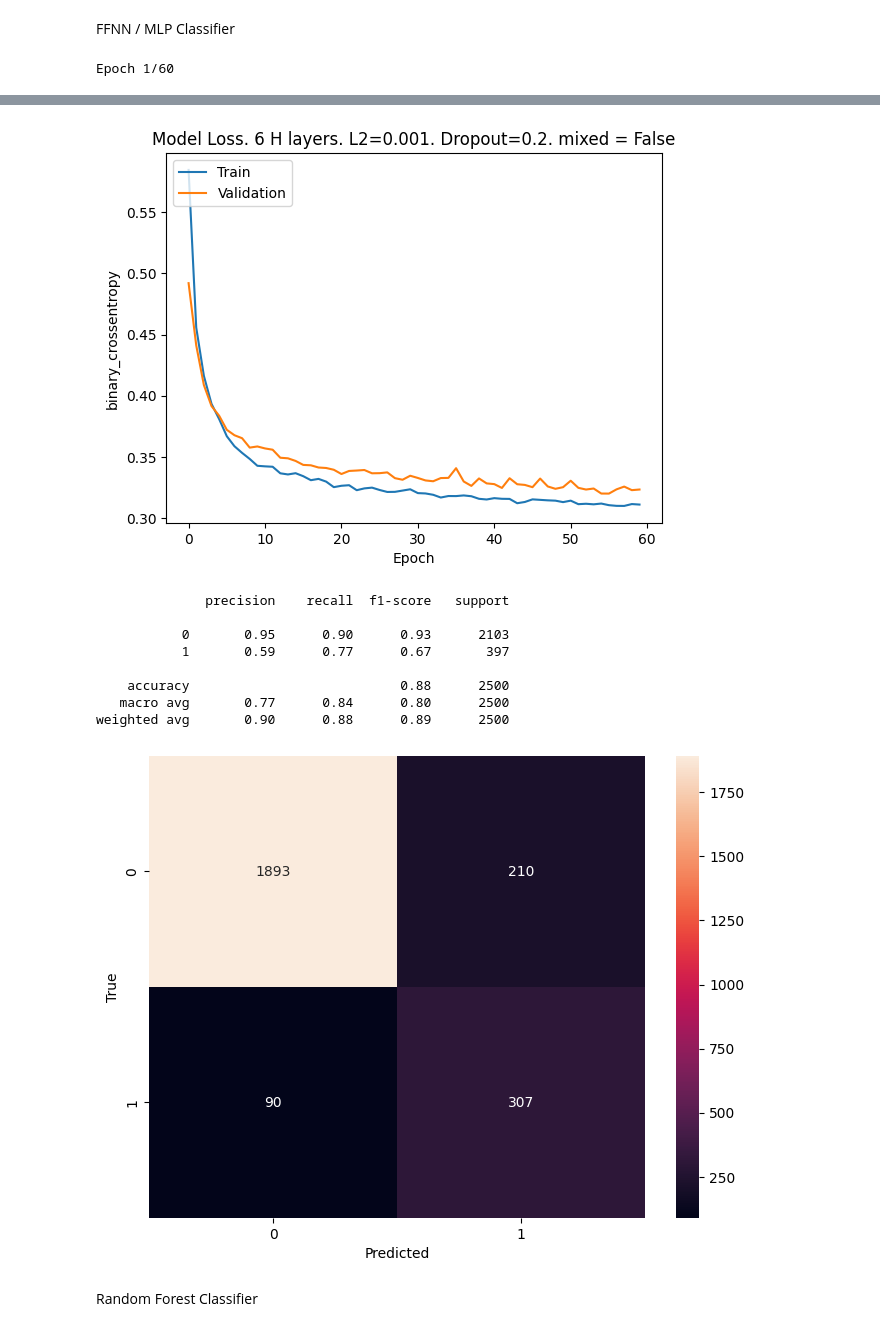
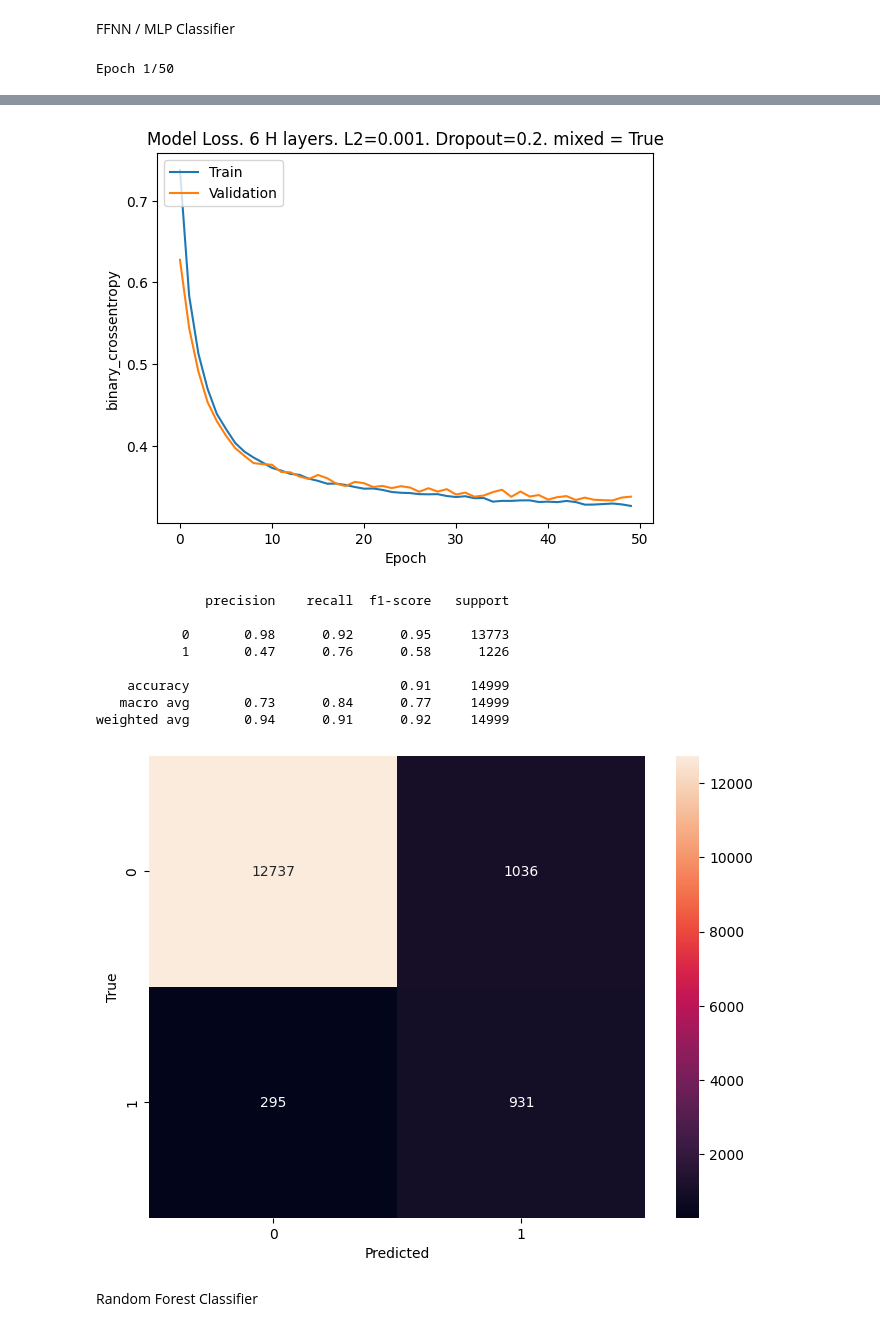
Before and after one commit to filipronn/SEEX30_Cloud_Fog, a Jupyter notebook: fog/models.ipynb, the cells around one changed output, grey strips where cells are left out. Drawn from its saved outputs; the diff is of its cells as text; code cells hidden in the pictures.

Commit message:
Add new data set and separate anomaly detection to own notebook

```diff
--- a/fog/models.ipynb
+++ b/fog/models.ipynb
@@ -22,24 +22,23 @@ import seaborn as sn
 # cirrus + water clouds (mixed) >= 7
 
 USE_MIXED = True
-USE_PRESSURE_TEMP = False
-USE_SPECIFIC_CLOUDS = False
-LOW_VIS_FRAC = False
-low_vis_frac_train = 0.05
-#low_vis_frac_test = 0.05
+USE_PRESSURE_TEMP = True
+USE_SPECIFIC_CLOUDS = True
+LOW_VIS_FRAC = True
+low_vis_frac = 0.4
 low_vis_threshold = 10000 #50000
-cloud_types = [6] #0,1,2 ::: 0, 3, 4
+cloud_types = [0, 6] #0,1,2 ::: 0, 3, 4
 noise_level = 0.01 # % of max
 dnn_batch_size = 64
 
 TEST_FRACTION = False
 
 if USE_MIXED:
-    filenames_vis = ['fog_data_vis_clear.dat', 'fog_data_vis_ice.dat', 'fog_data_vis_mixed.dat', 'fog_data_vis_water.dat']
-    filenames_ir = ['fog_data_ir_clear.dat', 'fog_data_ir_ice.dat', 'fog_data_ir_mixed.dat', 'fog_data_ir_water.dat']
+    filenames_vis = ['fog_data2_vis_clear.dat', 'fog_data2_vis_ice.dat', 'fog_data2_vis_mixed.dat', 'fog_data2_vis_water.dat']
+    filenames_ir = ['fog_data2_ir_clear.dat', 'fog_data2_ir_ice.dat', 'fog_data2_ir_mixed.dat', 'fog_data2_ir_water.dat']
 else:
-    filenames_vis = ['fog_data_vis_clear.dat', 'fog_data_vis_ice.dat', 'fog_data_vis_water.dat']
-    filenames_ir = ['fog_data_ir_clear.dat', 'fog_data_ir_ice.dat', 'fog_data_ir_water.dat']
+    filenames_vis = ['fog_data2_vis_clear.dat', 'fog_data2_vis_ice.dat', 'fog_data2_vis_water.dat']
+    filenames_ir = ['fog_data2_ir_clear.dat', 'fog_data2_ir_ice.dat', 'fog_data2_ir_water.dat']
 
 target_i = 30 # Visibility index
 if USE_PRESSURE_TEMP:
@@ -50,8 +49,8 @@ else:
 # Combine .dat files into one numpy array
 data_ir_vis = []
 for file_ir, file_vis in zip(filenames_ir, filenames_vis):
-  raw_data_ir = pd.read_csv('fog_dataset/' + file_ir).to_numpy()
-  raw_data_vis = pd.read_csv('fog_dataset/' + file_vis).to_numpy()
+  raw_data_ir = pd.read_csv('fog_dataset2/' + file_ir).to_numpy()
+  raw_data_vis = pd.read_csv('fog_dataset2/' + file_vis).to_numpy()
 
   data_ir = np.array([row[0].split() for row in raw_data_ir[25:]])
   data_vis = np.array([row[0].split()[1:] for row in raw_data_vis[41:]])
@@ -69,7 +68,7 @@ data_ir_vis = data_ir_vis.astype(np.float32)
 nan_i = np.where(np.isnan(data_ir_vis))[0]
 data_ir_vis = np.delete(data_ir_vis, nan_i, axis=0)
 
-
+# Cloud type index = 37
 if USE_SPECIFIC_CLOUDS:
    data_ir_vis = data_ir_vis[np.isin(data_ir_vis[:, 37], cloud_types)]
 
@@ -107,11 +106,11 @@ if LOW_VIS_FRAC:
         high_vis_i = np.where(target_scaler.inverse_transform(y_scaled) >= low_vis_threshold)[0]
 
 
-    n_high_vis = int(len(low_vis_i) / low_vis_frac_train * (1 - low_vis_frac_train))
+    n_high_vis = int(len(low_vis_i) / low_vis_frac * (1 - low_vis_frac))
     print(f'real frac: {len(low_vis_i)/len(y_scaled)}')
     if n_high_vis > len(high_vis_i):
         n_high_vis = len(high_vis_i)
-        n_low_vis = int(low_vis_frac_train * n_high_vis)
+        n_low_vis = int(low_vis_frac * n_high_vis)
         r_low_vis_i = np.random.choice(low_vis_i, n_low_vis, replace=False)
         low_vis_i = r_low_vis_i
     print(f'n_low_vis: {len(low_vis_i)}. n_high_vis: {n_high_vis}')
@@ -398,7 +192,7 @@ ff_model.compile(optimizer='adam',
                  metrics=['accuracy'])
 
 #history = ff_model.fit(X_train, y_train, epochs = 500, batch_size = 64, validation_data=(X_val, y_val))
-history = ff_model.fit(training_data_classes, epochs = 60, validation_data=(X_val_noisy, y_val_label), verbose=2)
+history = ff_model.fit(training_data_classes, epochs = 50, validation_data=(X_val_noisy, y_val_label), verbose=2)
 
 
 y_pred = ff_model.predict(X_test)
@@ -424,6 +218,7 @@ plt.xlabel('Predicted')
 plt.ylabel('True')
 plt.show()
 
+
 # thresholds = [0.2, 0.3, 0.4, 0.5, 0.6, 0.7, 0.8]
 
 # for t in thresholds:
@@ -435,4 +230,4 @@ plt.show()
 #     plt.ylabel('True')
 #     plt.show()
 # %% [output]
-Epoch 1/60
+Epoch 1/50
@@ -457,13 +253,13 @@ Epoch 60/60
-[figure, old version]
+[figure, new version]
               precision    recall  f1-score   support
 
-           0       0.95      0.90      0.93      2103
-           1       0.59      0.77      0.67       397
+           0       0.98      0.92      0.95     13773
+           1       0.47      0.76      0.58      1226
 
-    accuracy                           0.88      2500
-   macro avg       0.77      0.84      0.80      2500
-weighted avg       0.90      0.88      0.89      2500
+    accuracy                           0.91     14999
+   macro avg       0.73      0.84      0.77     14999
+weighted avg       0.94      0.91      0.92     14999
-[figure, old version]
+[figure, new version]
 # %% [markdown]
 Random Forest Classifier
 # %%
```
Also changed, not shown: parts of 23 cells of this notebook, 10 other files.
